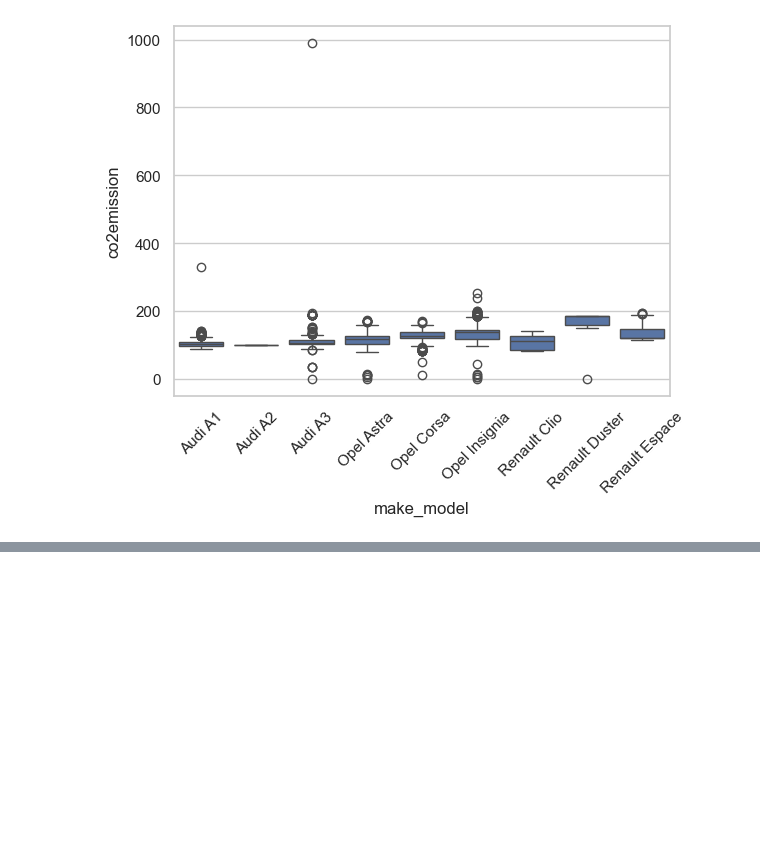
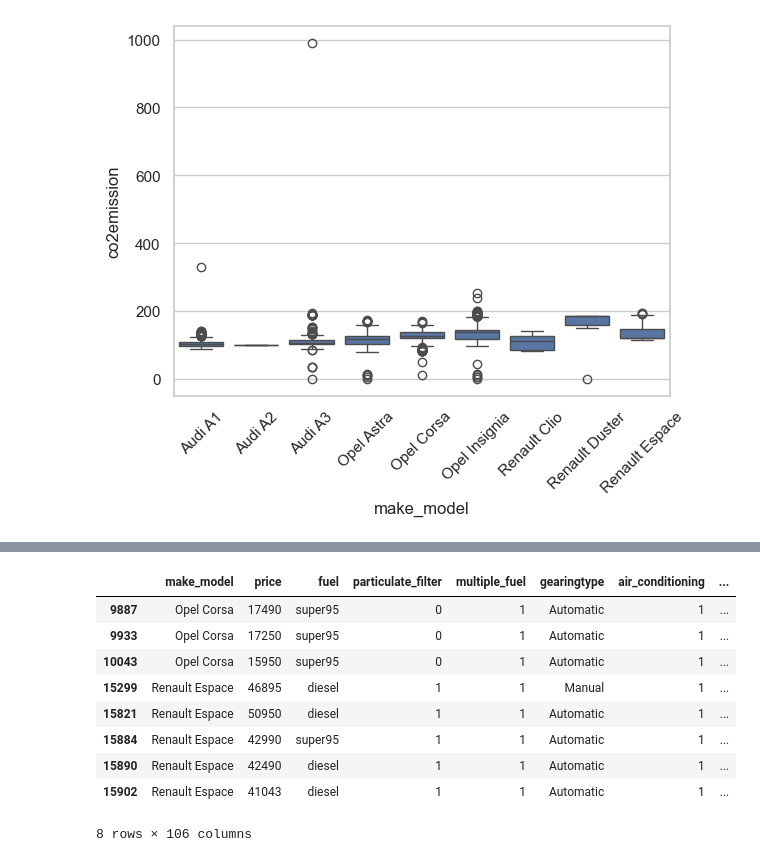
Before and after one commit to balintstewart77/magnimind-assignments, a Jupyter notebook: Auto_scout/auto_scout_part3_outliers.ipynb, the cells around one changed output, grey strips where cells are left out. Drawn from its saved outputs; the diff is of its cells as text; code cells hidden in the pictures; blank space fills up the shorter version.

```diff
--- a/Auto_scout/auto_scout_part3_outliers.ipynb
+++ b/Auto_scout/auto_scout_part3_outliers.ipynb
@@ -452,0 +470,4 @@ plt.ylim(0,1000)
+# %%
+mode_co2 = df.groupby(['make_model', 'fuel','displacement'])['co2emission'].transform(lambda x: x.mode()[0] if not x.mode().empty else np.nan)
+df['co2emission'] = df['co2emission'].fillna(mode_co2)
+df['co2emission'].isna().sum()
@@ -452,0 +500,13 @@ plt.ylim(0,1000)
+# %%
+df[(df.km > 1000) & (df.type == 'New')]
+# %% [output]
+|  | make_model | price | fuel | particulate_filter | multiple_fuel | gearingtype | air_conditioning | ... |
+| 9887 | Opel Corsa | 17490 | super95 | 0 | 1 | Automatic | 1 | ... |
+| 9933 | Opel Corsa | 17250 | super95 | 0 | 1 | Automatic | 1 | ... |
+| 10043 | Opel Corsa | 15950 | super95 | 0 | 1 | Automatic | 1 | ... |
+| 15299 | Renault Espace | 46895 | diesel | 1 | 1 | Manual | 1 | ... |
+| 15821 | Renault Espace | 50950 | diesel | 1 | 1 | Automatic | 1 | ... |
+| 15884 | Renault Espace | 42990 | super95 | 1 | 1 | Automatic | 1 | ... |
+| 15890 | Renault Espace | 42490 | diesel | 1 | 1 | Automatic | 1 | ... |
+| 15902 | Renault Espace | 41043 | diesel | 1 | 1 | Automatic | 1 | ... |
+8 rows × 106 columns
```
Also changed, not shown: parts of 19 cells of this notebook, 1 other file.
